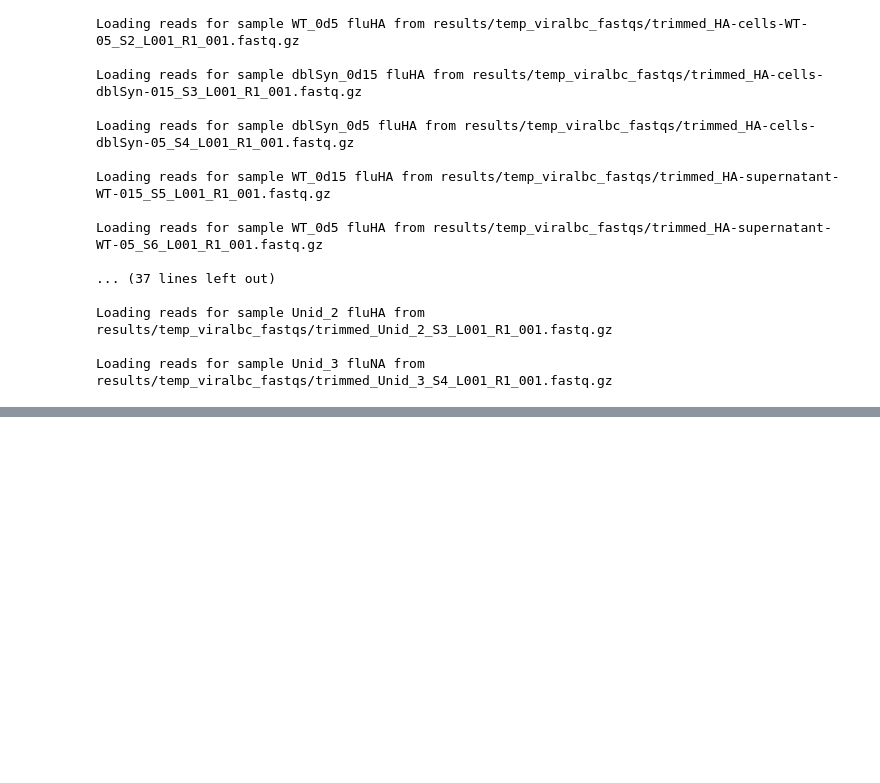
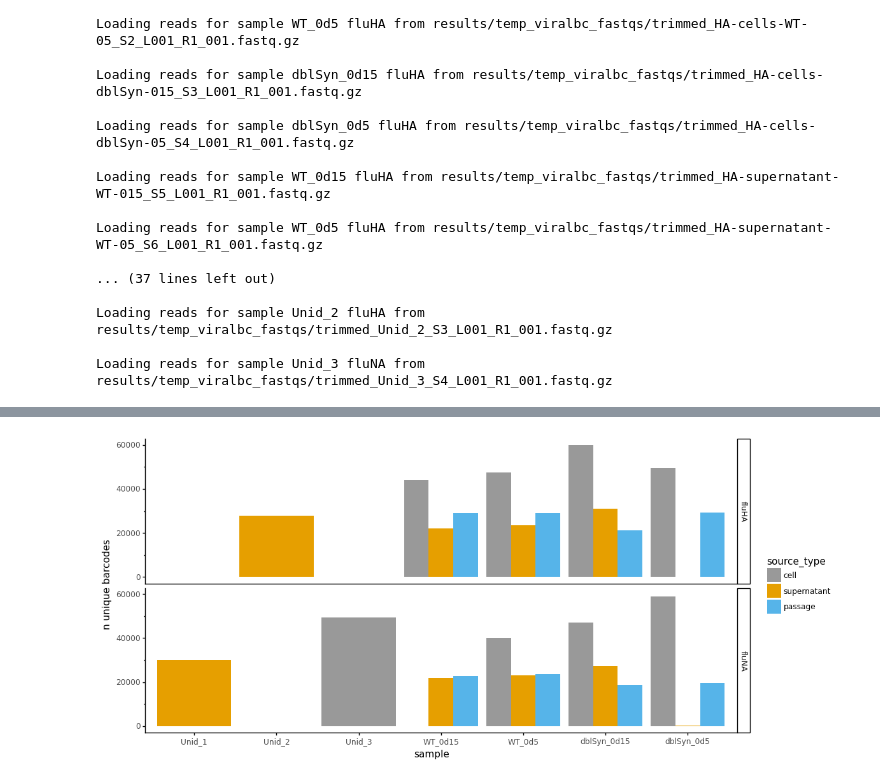
Before and after one commit to jbloomlab/barcoded_flu_pdmH1N1, a Jupyter notebook: identify_viralbc_samples.ipynb, the cells around one changed output, grey strips where cells are left out. Drawn from its saved outputs; the diff is of its cells as text; code cells hidden in the pictures; blank space fills up the shorter version.

```diff
--- a/identify_viralbc_samples.ipynb
+++ b/identify_viralbc_samples.ipynb
@@ -172,3 +172,18 @@ _ = p.draw()
+# %%
+n_barcodes_df = pd.DataFrame(reads_df.query('match == True').groupby(['sample','source_type','segment'])['viral_bc'].nunique())
+n_barcodes_df = n_barcodes_df.reset_index()
+n_barcodes_df = n_barcodes_df.rename(columns={'viral_bc':'n_viral_bc'})
+# %%
+p = (ggplot(n_barcodes_df, aes(x='sample', y='n_viral_bc', fill='source_type')) +
+     geom_bar(stat='identity',position='dodge') +
+     facet_grid('segment~') +
+     theme(figure_size=(12, 6)) +
+     ylab('n unique barcodes') +
+     scale_fill_manual(cbpalette[0:])
+     )
+_ = p.draw()
+# %% [output]
+[figure, added]
 # %%
 barcode_counts_df = pd.DataFrame(reads_df.query('match == True').groupby(['sample','source_type','segment'])['viral_bc'].value_counts())
 barcode_counts_df = barcode_counts_df.rename(columns={'viral_bc':'n_reads'})
```
Also changed, not shown: parts of 14 cells of this notebook, 1 other file.
